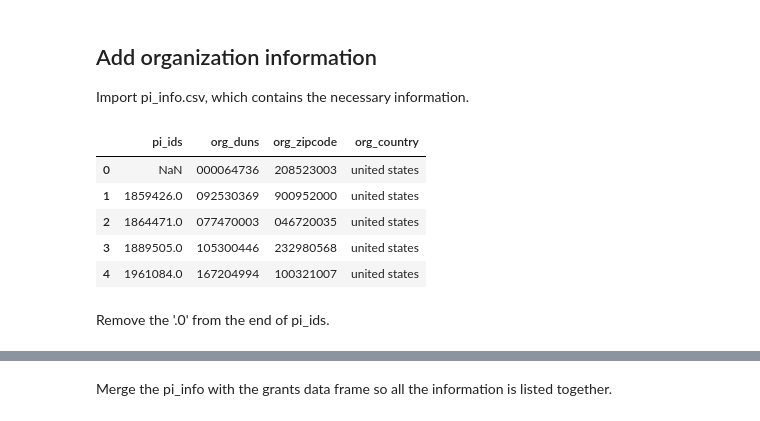
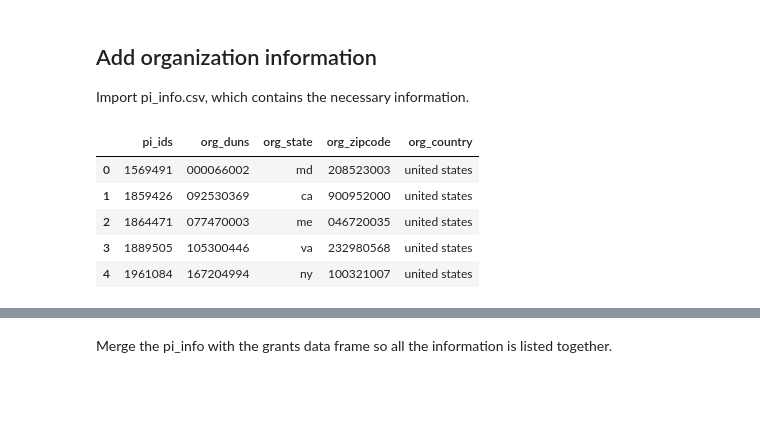
Before and after one commit to yuwie10/nih-awards, a Jupyter notebook: grants_EDA.ipynb, the cells around one changed output, grey strips where cells are left out. Drawn from its saved outputs; the diff is of its cells as text; code cells hidden in the pictures; blank space fills up the shorter version.

```diff
--- a/grants_EDA.ipynb
+++ b/grants_EDA.ipynb
@@ -78,18 +78,15 @@ dtype: int64
 
 Import pi_info.csv, which contains the necessary information.
 # %%
-cols_import = ['pi_ids', 'org_duns', 'org_country', 'org_zipcode']
+cols_import = ['pi_ids', 'org_duns', 'org_state', 'org_country', 'org_zipcode']
 dict_cols = {key: str for key in cols_import}
 
-####import all columns as string
 pi_info = pd.read_csv('pi_info.csv', compression = 'gzip', usecols = cols_import, dtype = dict_cols)
 pi_info.head()
 # %% [output]
-|  | pi_ids | org_duns | org_zipcode | org_country |
-| 0 | NaN | 000064736 | 208523003 | united states |
-| 1 | 1859426.0 | 092530369 | 900952000 | united states |
-| 2 | 1864471.0 | 077470003 | 046720035 | united states |
-| 3 | 1889505.0 | 105300446 | 232980568 | united states |
-| 4 | 1961084.0 | 167204994 | 100321007 | united states |
+|  | pi_ids | org_duns | org_state | org_zipcode | org_country |
+| 0 | 1569491 | 000066002 | md | 208523003 | united states |
+| 1 | 1859426 | 092530369 | ca | 900952000 | united states |
+| 2 | 1864471 | 077470003 | me | 046720035 | united states |
+| 3 | 1889505 | 105300446 | va | 232980568 | united states |
+| 4 | 1961084 | 167204994 | ny | 100321007 | united states |
-# %% [markdown]
-Remove the '.0' from the end of pi_ids.
```
Also changed, not shown: parts of 13 cells of this notebook, 2 other files.
